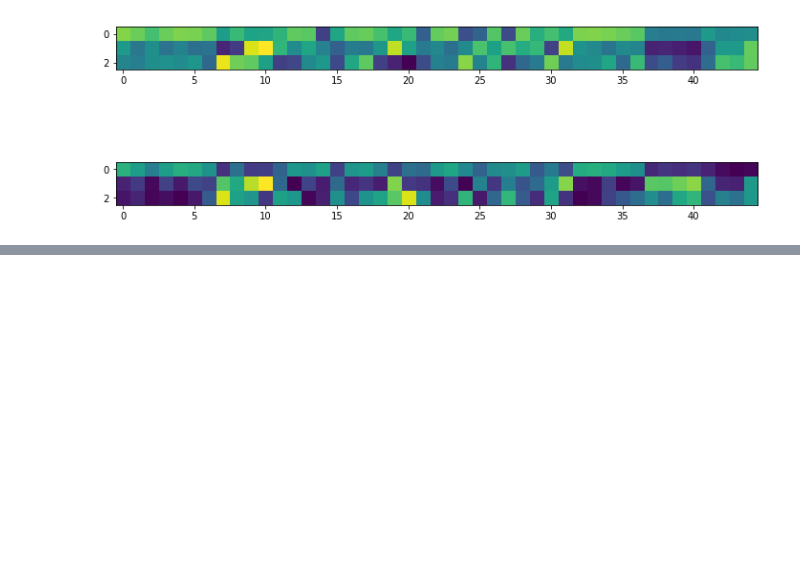
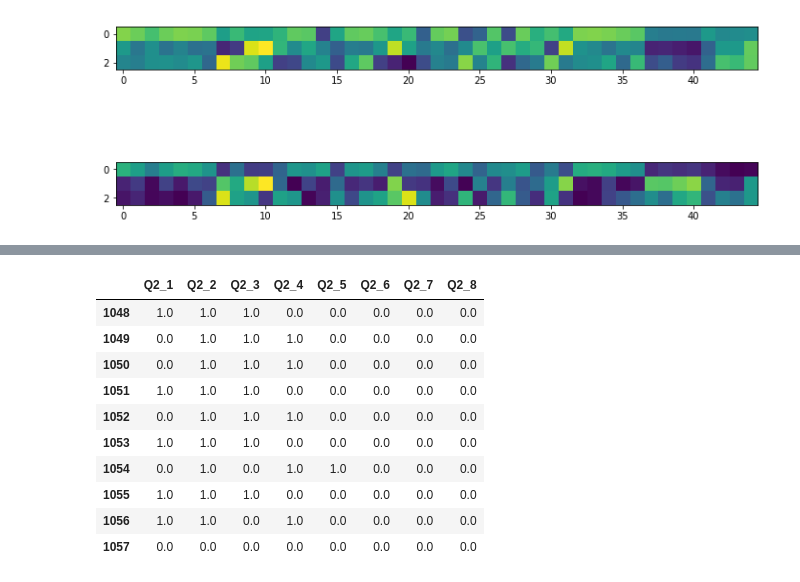
Before and after one commit to shumez/election, a Jupyter notebook: 2021/code.ipynb, the cells around one changed output, grey strips where cells are left out. Saved outputs shown, nothing was run; the diff lists cells and outputs as text; code cells hidden in the pictures; blank space fills up the shorter version.

```diff
--- a/2021/code.ipynb
+++ b/2021/code.ipynb
@@ -1024,15 +654,0 @@ plt.show()
-# %%
-comp = pca4.components_
-comp_abs = np.abs(comp)
-fig, ax = plt.subplots(sharey=True, ncols=2, figsize=(5,10))
-
-ax[0].imshow(comp.T)
-ax[1].imshow(comp_abs.T)
-
-ax[0].set(yticks=np.arange(len(questions)),
-       yticklabels=questions)
-# ax[1].set(yticks=np.arange(len(questions)),
-#        yticklabels=questions)
-plt.tight_layout()
-# plt.savefig('PCA3_comp')
-plt.show()
@@ -2389,0 +790,38 @@ py.iplot(fig, filename='results_miyagi')
+# %%
+dat_cov = pd.DataFrame(np.tile(np.nan, (len(dat_cv.index), 8)))
+
+for i in range(len(dat_cv.index)):
+    for j in range(3):
+        if dat_cv.iloc[i,j] == 1.0:
+            dat_cov.iloc[i,0] = 1.0
+        if dat_cv.iloc[i,j] == 2.0:
+            dat_cov.iloc[i,1] = 1.0
+        if dat_cv.iloc[i,j] == 3.0:
+            dat_cov.iloc[i,2] = 1.0
+        if dat_cv.iloc[i,j] == 4.0:
+            dat_cov.iloc[i,3] = 1.0
+        if dat_cv.iloc[i,j] == 5.0:
+            dat_cov.iloc[i,4] = 1.0
+        if dat_cv.iloc[i,j] == 6.0:
+            dat_cov.iloc[i,5] = 1.0
+        if dat_cv.iloc[i,j] == 7.0:
+            dat_cov.iloc[i,6] = 1.0
+        if dat_cv.iloc[i,j] == 8.0:
+            dat_cov.iloc[i,7] = 1.0
+
+
+dat_cov = dat_cov.replace(np.NaN, 0)
+dat_cov.columns = ['Q2_1', 'Q2_2', 'Q2_3', 'Q2_4', 'Q2_5', 'Q2_6', 'Q2_7', 'Q2_8']
+dat_cov.tail(10)
+# %% [output]
+|  | Q2_1 | Q2_2 | Q2_3 | Q2_4 | Q2_5 | Q2_6 | Q2_7 | Q2_8 |
+| 1048 | 1.0 | 1.0 | 1.0 | 0.0 | 0.0 | 0.0 | 0.0 | 0.0 |
+| 1049 | 0.0 | 1.0 | 1.0 | 1.0 | 0.0 | 0.0 | 0.0 | 0.0 |
+| 1050 | 0.0 | 1.0 | 1.0 | 1.0 | 0.0 | 0.0 | 0.0 | 0.0 |
+| 1051 | 1.0 | 1.0 | 1.0 | 0.0 | 0.0 | 0.0 | 0.0 | 0.0 |
+| 1052 | 0.0 | 1.0 | 1.0 | 1.0 | 0.0 | 0.0 | 0.0 | 0.0 |
+| 1053 | 1.0 | 1.0 | 1.0 | 0.0 | 0.0 | 0.0 | 0.0 | 0.0 |
+| 1054 | 0.0 | 1.0 | 0.0 | 1.0 | 1.0 | 0.0 | 0.0 | 0.0 |
+| 1055 | 1.0 | 1.0 | 1.0 | 0.0 | 0.0 | 0.0 | 0.0 | 0.0 |
+| 1056 | 1.0 | 1.0 | 0.0 | 1.0 | 0.0 | 0.0 | 0.0 | 0.0 |
+| 1057 | 0.0 | 0.0 | 0.0 | 0.0 | 0.0 | 0.0 | 0.0 | 0.0 |
```
Also changed, not shown: parts of 37 cells of this notebook.
